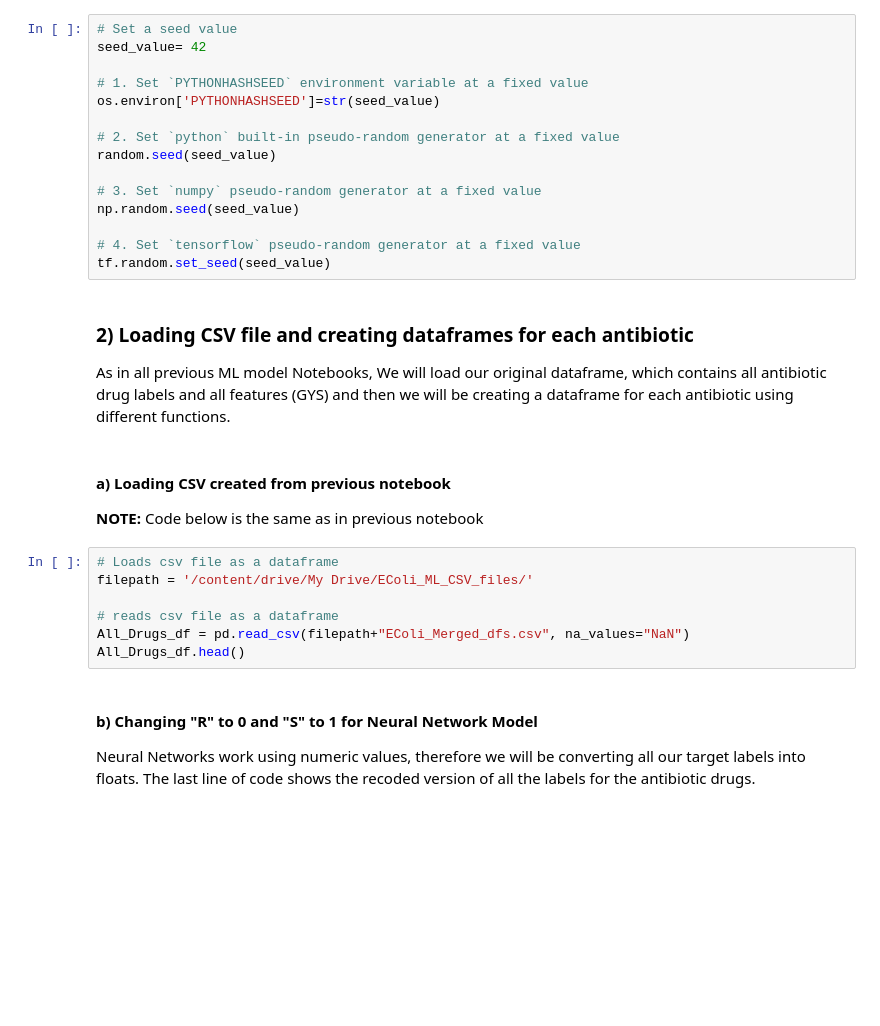
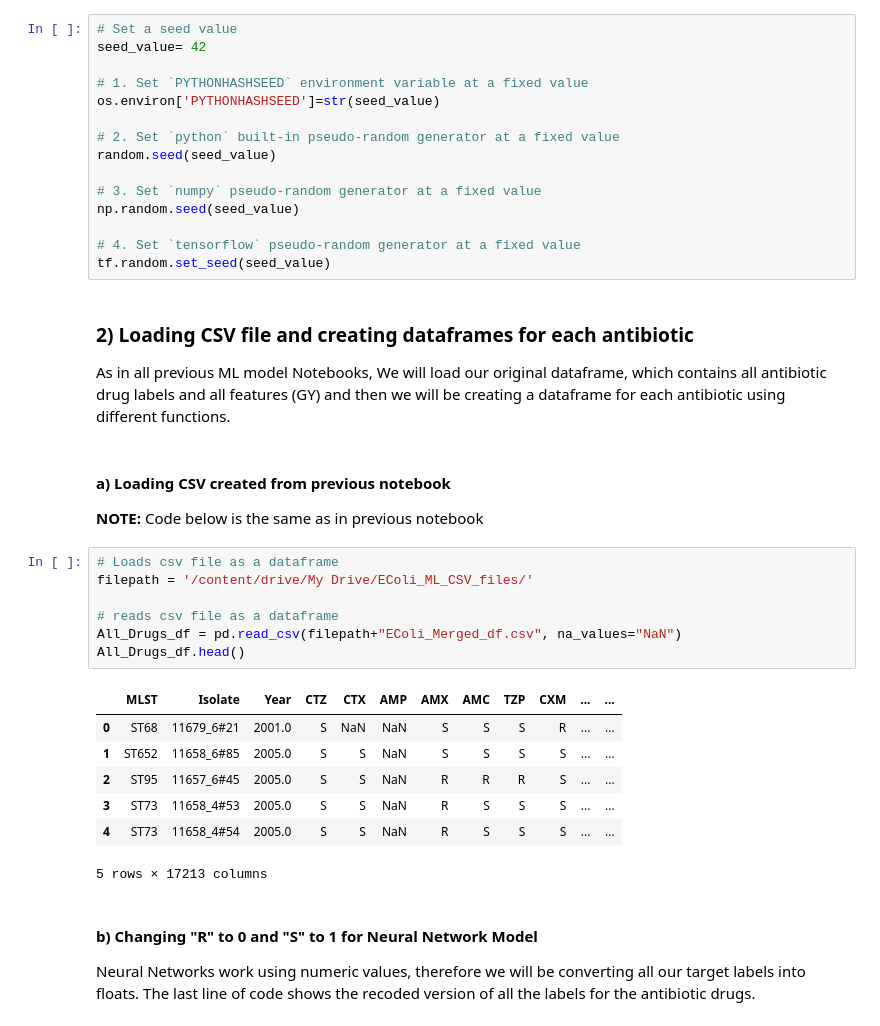
Before and after one commit to Lucy-Moctezuma/ML-Tutorial-for-Antibiotic-Resistance-Predictions-for-E.-Coli, a Jupyter notebook: 5)_Neural_Network.ipynb, the cells around one changed output. Saved outputs shown, nothing was run; the diff lists cells and outputs as text; blank space fills up the shorter version.

```diff
--- a/5)_Neural_Network.ipynb
+++ b/5)_Neural_Network.ipynb
@@ -96,7 +146,7 @@ tf.random.set_seed(seed_value)
 # %% [markdown]
 ### **2) Loading CSV file and creating dataframes for each antibiotic**
 
-As in all previous ML model Notebooks, We will load our original dataframe, which contains all antibiotic drug labels and all features (GYS) and then we will be creating a dataframe for each antibiotic using different functions.
+As in all previous ML model Notebooks, We will load our original dataframe, which contains all antibiotic drug labels and all features (GY) and then we will be creating a dataframe for each antibiotic using different functions.
 # %% [markdown]
 #### **a) Loading CSV created from previous notebook**
 
@@ -104,10 +154,18 @@ As in all previous ML model Notebooks, We will load our original dataframe, whic
 # %%
 # Loads csv file as a dataframe
 filepath = '/content/drive/My Drive/EColi_ML_CSV_files/'
 
 # reads csv file as a dataframe
-All_Drugs_df = pd.read_csv(filepath+"EColi_Merged_dfs.csv", na_values="NaN")
+All_Drugs_df = pd.read_csv(filepath+"EColi_Merged_df.csv", na_values="NaN")
 All_Drugs_df.head()
+# %% [output]
+|  | MLST | Isolate | Year | CTZ | CTX | AMP | AMX | AMC | TZP | CXM | ... | ... |
+| 0 | ST68 | 11679_6#21 | 2001.0 | S | NaN | NaN | S | S | S | R | ... | ... |
+| 1 | ST652 | 11658_6#85 | 2005.0 | S | S | NaN | S | S | S | S | ... | ... |
+| 2 | ST95 | 11657_6#45 | 2005.0 | S | S | NaN | R | R | R | S | ... | ... |
+| 3 | ST73 | 11658_4#53 | 2005.0 | S | S | NaN | R | S | S | S | ... | ... |
+| 4 | ST73 | 11658_4#54 | 2005.0 | S | S | NaN | R | S | S | S | ... | ... |
+5 rows × 17213 columns
 # %% [markdown]
 #### **b) Changing "R" to 0 and "S" to 1  for Neural Network Model**
 Neural Networks work using numeric values, therefore we will be converting all our target labels into floats. The last line of code shows the recoded version of all the labels for the antibiotic drugs.
```
Also changed, not shown: parts of 53 cells of this notebook.
